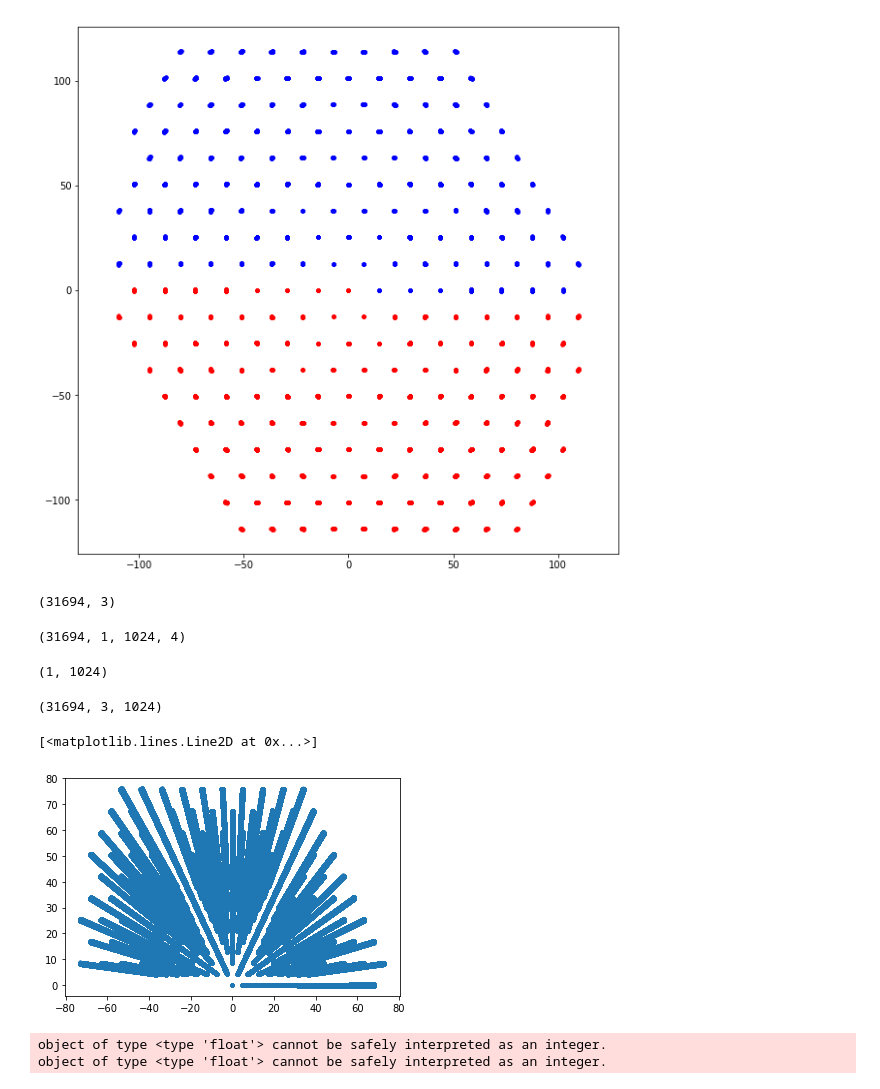
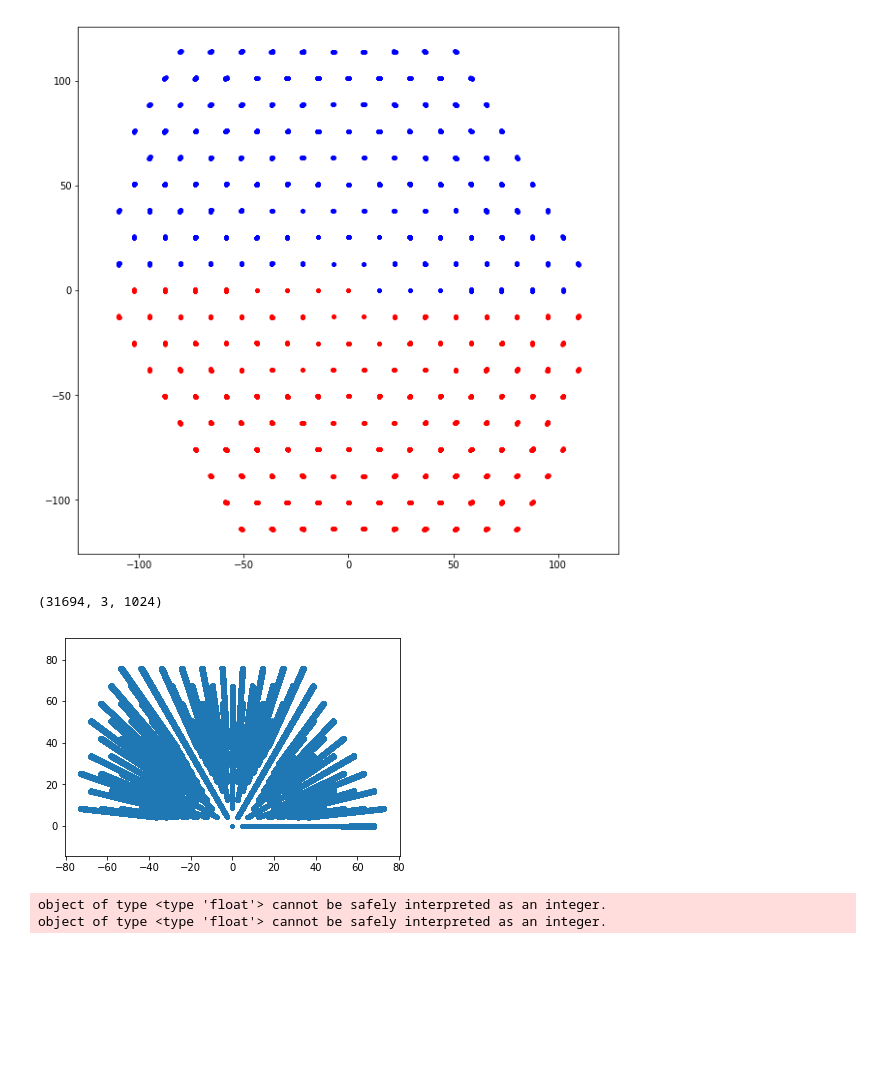
Before and after one commit to UPennEoR/plimpy, a Jupyter notebook: PolarizedMosaics/PSF_from_uvdata.ipynb, the cells around one changed output. Drawn from its saved outputs; the diff is of its cells as text; code cells hidden in the pictures; blank space fills up the shorter version.

```diff
--- a/PolarizedMosaics/PSF_from_uvdata.ipynb
+++ b/PolarizedMosaics/PSF_from_uvdata.ipynb
@@ -9,3 +17,13 @@ from pyuvdata import UVData
+# %%
+def true_uvw(uv):
+    """ Expand the uvw_array in meters to a proper one in wavelengths for all frequencies """
+    #uvw = np.zeros([uv.Nblts, 3, uv.Nspws, uv.Nfreqs, uv.Npols])
+    uvw_m = np.repeat(np.expand_dims(uv.uvw_array, axis = 2), uv.Nfreqs, axis = 2)
+    lmbda = ((c.c/(np.repeat(np.repeat(np.expand_dims(uv.freq_array, axis = 0), 3, axis = 1),
+                             uv.Nblts, axis = 0)*u.Hz) ).to(u.m)).value
+    uvw = uvw_m / lmbda
+    #np.expand_dims(np.repeat(np.expand_dims(uvw_m/lmbda, axis=3), uv.Npols, axis = 3), axis=1)
+    return uvw
 # %%
 path = '/Users/jaguirre/Data/TimeDomain/'
 # %%
@@ -45,29 +62,6 @@ plt.axis('equal')
 plt.show()
 # %% [output]
 [figure]
-# %%
-uv8098.uvw_array.shape
-# %% [output]
-(31694, 3)
-# %%
-uv8098.data_array.shape
-# %% [output]
-(31694, 1, 1024, 4)
-# %%
-uv8098.freq_array.shape
-# %% [output]
-(1, 1024)
-# %%
-def true_uvw(uv):
-    """ Expand the uvw_array in meters to a proper one in wavelengths for all frequencies """
-    #uvw = np.zeros([uv.Nblts, 3, uv.Nspws, uv.Nfreqs, uv.Npols])
-    uvw_m = np.repeat(np.expand_dims(uv.uvw_array, axis = 2), uv.Nfreqs, axis = 2)
-    lmbda = (c.c/(np.repeat(np.repeat(np.expand_dims(uv.freq_array, axis = 0), 3, axis = 1), uv.Nblts, axis = 0)*u.Hz) ).value
-    #print(uvw_m.shape)
-    #print(lmbda.shape)
-    uvw = uvw_m / lmbda
-    #np.expand_dims(np.repeat(np.expand_dims(uvw_m/lmbda, axis=3), uv.Npols, axis = 3), axis=1)
-    return uvw
 # %%
 uvw8098 = true_uvw(uv8098)
 # %%
@@ -76,9 +70,10 @@ uvw8098.shape
 (31694, 3, 1024)
 # %%
 plt.plot(uvw8098[:,0,:].flatten(),uvw8098[:,1,:].flatten(),'.')
+plt.axis('equal')
+plt.show()
 # %% [output]
-[<matplotlib.lines.Line2D at 0x...>]
-[figure, old version]
+[figure, new version]
 # %%
 # uv gridding should be ... 1/FOV?  which depends on wavelength ...
 # let's pick
```
Also changed, not shown: parts of 7 cells of this notebook, 1 other file.
